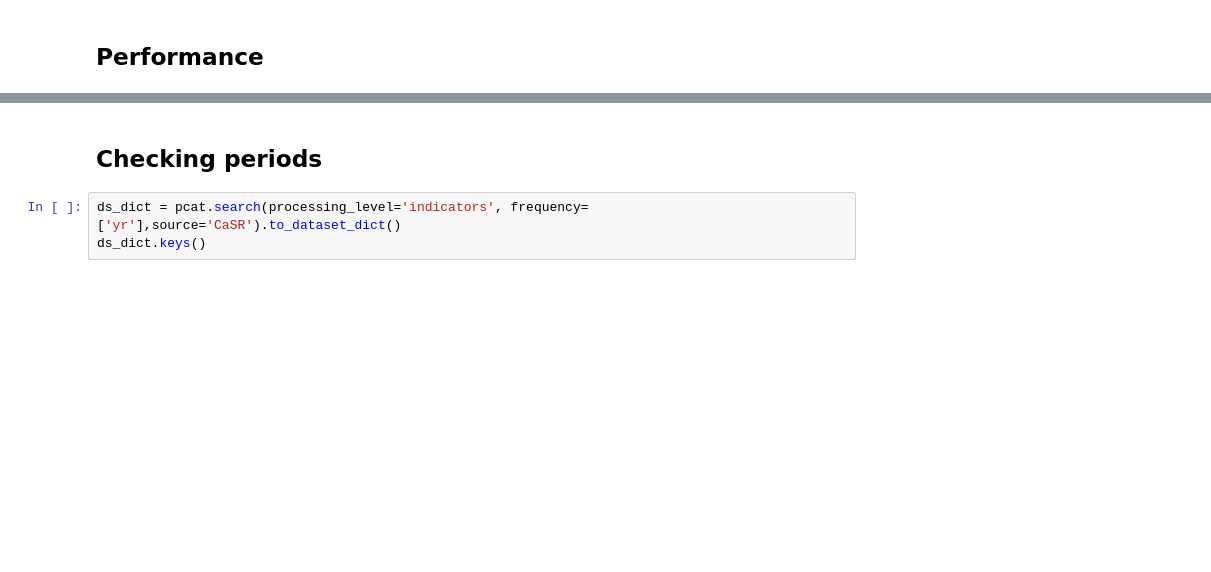
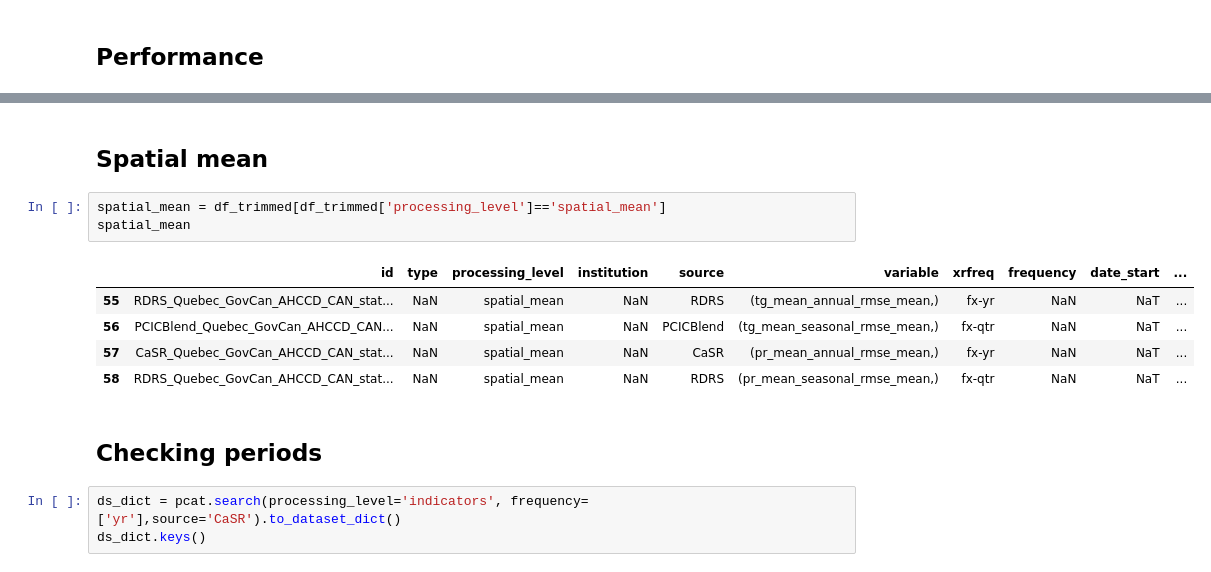
Before and after one commit to Ouranosinc/obsflow, a Jupyter notebook: notebooks/dataset_exploration.ipynb, the cells around one changed output, grey strips where cells are left out. Saved outputs shown, nothing was run; the diff lists cells and outputs as text; blank space fills up the shorter version.

```diff
--- a/notebooks/dataset_exploration.ipynb
+++ b/notebooks/dataset_exploration.ipynb
@@ -118,3 +121,14 @@ statistics
+# %% [markdown]
+## Spatial mean
+# %%
+spatial_mean = df_trimmed[df_trimmed['processing_level']=='spatial_mean']
+spatial_mean
+# %% [output]
+|  | id | type | processing_level | institution | source | variable | xrfreq | frequency | date_start | ... |
+| 55 | RDRS_Quebec_GovCan_AHCCD_CAN_stat... | NaN | spatial_mean | NaN | RDRS | (tg_mean_annual_rmse_mean,) | fx-yr | NaN | NaT | ... |
+| 56 | PCICBlend_Quebec_GovCan_AHCCD_CAN... | NaN | spatial_mean | NaN | PCICBlend | (tg_mean_seasonal_rmse_mean,) | fx-qtr | NaN | NaT | ... |
+| 57 | CaSR_Quebec_GovCan_AHCCD_CAN_stat... | NaN | spatial_mean | NaN | CaSR | (pr_mean_annual_rmse_mean,) | fx-yr | NaN | NaT | ... |
+| 58 | RDRS_Quebec_GovCan_AHCCD_CAN_stat... | NaN | spatial_mean | NaN | RDRS | (pr_mean_seasonal_rmse_mean,) | fx-qtr | NaN | NaT | ... |
 # %% [markdown]
 ## Checking periods
 # %%
```
Also changed, not shown: parts of 8 cells of this notebook.
